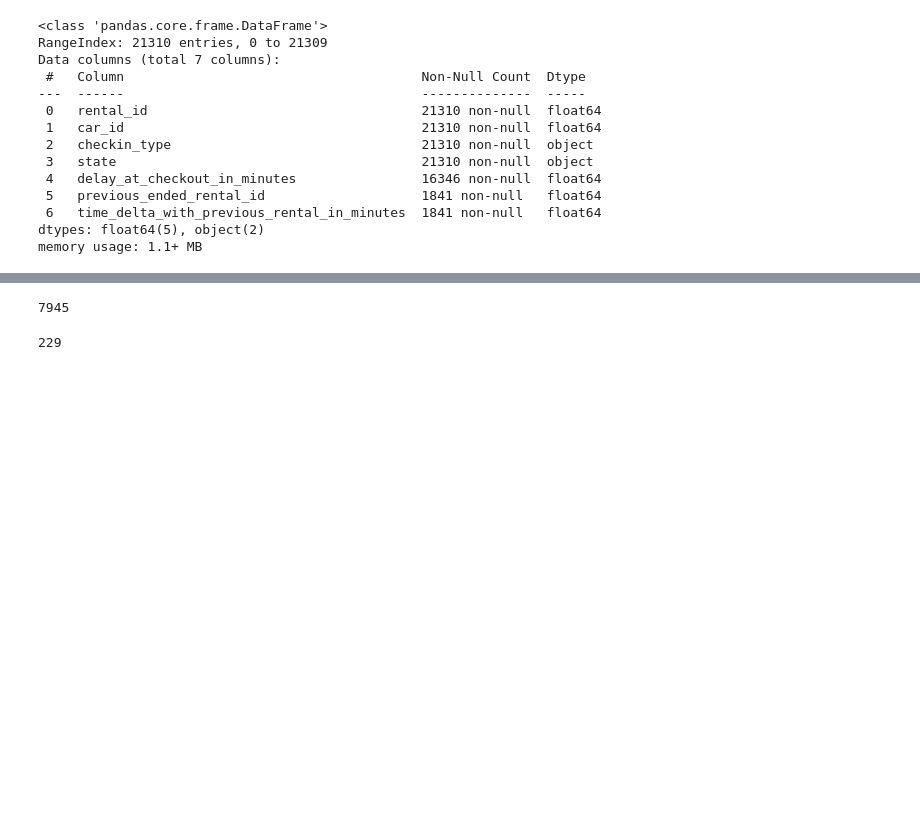
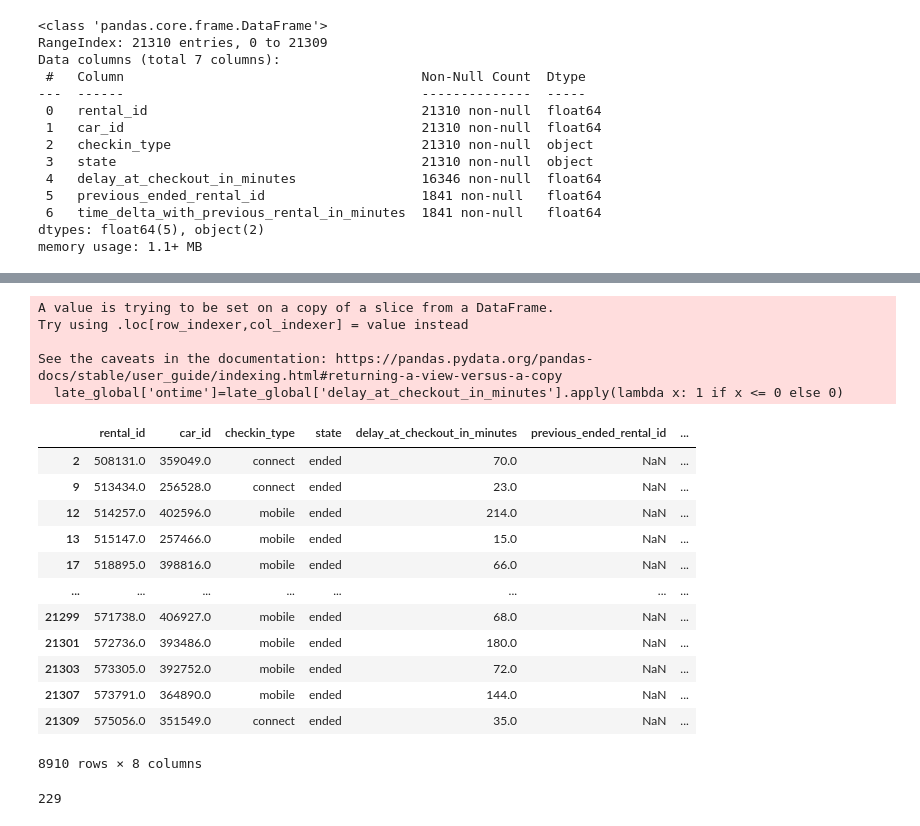
Before and after one commit to dafrd/getaround, a Jupyter notebook: EDA.ipynb, the cells around one changed output, grey strips where cells are left out. Cells and saved outputs as stored; diff of their text form; code cells hidden in the pictures; blank space fills up the shorter version.

```diff
--- a/EDA.ipynb
+++ b/EDA.ipynb
@@ -71,26 +86,46 @@ memory usage: 1.1+ MB
 # %%
 #Late checkout figures
 
 #Late checkouts versus global checkouts
-rentals_global = len(delay_df)
-late_global = len(delay_df[delay_df['delay_at_checkout_in_minutes'] > 0])
+rentals_global_count = len(delay_df)
+late_global = delay_df[(delay_df['delay_at_checkout_in_minutes'] > 0) & (delay_df['delay_at_checkout_in_minutes'] < 720)]
+#late_global['ontime']=late_global['delay_at_checkout_in_minutes'].apply(lambda x: 1 if x <= 0 else 0)
+late_global_count = len(delay_df[delay_df['delay_at_checkout_in_minutes'] > 0])
+late_global_mean = delay_df[delay_df['delay_at_checkout_in_minutes'] > 0]['delay_at_checkout_in_minutes'].mean()
 
 #Late checkouts versus checkouts types (Mobile / Connect)
-type_mobile = len(delay_df[delay_df['checkin_type'] == 'mobile'])
-type_connect = len(delay_df[delay_df['checkin_type'] == 'connect'])
+type_mobile_count = len(delay_df[delay_df['checkin_type'] == 'mobile'])
+type_connect_count = len(delay_df[delay_df['checkin_type'] == 'connect'])
 
 #late_type_mobile = len(delay_df[delay_df['checkin_type'] == 'connect'] & delay_df[delay_df['delay_at_checkout_in_minutes'] > 0])
 #late_type_mobile = len(delay_df[delay_df['checkin_type']=='mobile'])
 #late_type_connect = len(delay_df[delay_df['checkin_type'] == 'connect' & delay_df['delay_at_checkout_in_minutes'] > 0])
 
-late_type_mobile = delay_df[(delay_df['checkin_type'] =='mobile') & (delay_df['delay_at_checkout_in_minutes'] > 0)]['rental_id'].count()
-late_type_connect = delay_df[(delay_df['checkin_type'] =='connect') & (delay_df['delay_at_checkout_in_minutes'] > 0)]['rental_id'].count()
+late_type_mobile_count = delay_df[(delay_df['checkin_type'] =='mobile') & (delay_df['delay_at_checkout_in_minutes'] > 0)]['rental_id'].count()
+late_type_connect_count = delay_df[(delay_df['checkin_type'] =='connect') & (delay_df['delay_at_checkout_in_minutes'] > 0)]['rental_id'].count()
 
-late_type_mobile
-#late_global
+#late_global_mean
+late_global
 #rentals_numbers
 # %% [output]
-7945
+A value is trying to be set on a copy of a slice from a DataFrame.
+Try using .loc[row_indexer,col_indexer] = value instead
+
+See the caveats in the documentation: https://pandas.pydata.org/pandas-docs/stable/user_guide/indexing.html#returning-a-view-versus-a-copy
+  late_global['ontime']=late_global['delay_at_checkout_in_minutes'].apply(lambda x: 1 if x <= 0 else 0)
+|  | rental_id | car_id | checkin_type | state | delay_at_checkout_in_minutes | previous_ended_rental_id | ... |
+| 2 | 508131.0 | 359049.0 | connect | ended | 70.0 | NaN | ... |
+| 9 | 513434.0 | 256528.0 | connect | ended | 23.0 | NaN | ... |
+| 12 | 514257.0 | 402596.0 | mobile | ended | 214.0 | NaN | ... |
+| 13 | 515147.0 | 257466.0 | mobile | ended | 15.0 | NaN | ... |
+| 17 | 518895.0 | 398816.0 | mobile | ended | 66.0 | NaN | ... |
+| ... | ... | ... | ... | ... | ... | ... | ... |
+| 21299 | 571738.0 | 406927.0 | mobile | ended | 68.0 | NaN | ... |
+| 21301 | 572736.0 | 393486.0 | mobile | ended | 180.0 | NaN | ... |
+| 21303 | 573305.0 | 392752.0 | mobile | ended | 72.0 | NaN | ... |
+| 21307 | 573791.0 | 364890.0 | mobile | ended | 144.0 | NaN | ... |
+| 21309 | 575056.0 | 351549.0 | connect | ended | 35.0 | NaN | ... |
+8910 rows × 8 columns
 # %%
 import math
 
```
Also changed, not shown: parts of 2 cells of this notebook, 4 other files.
